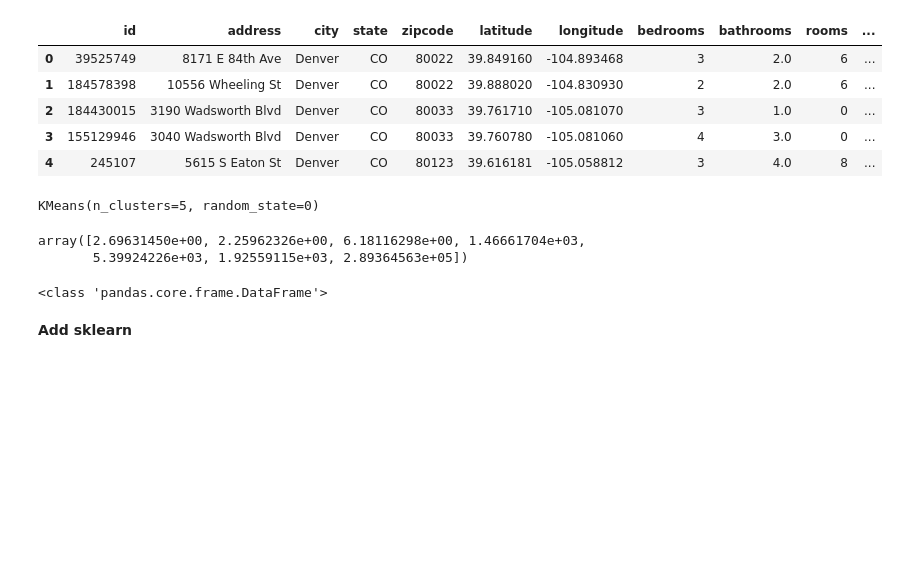
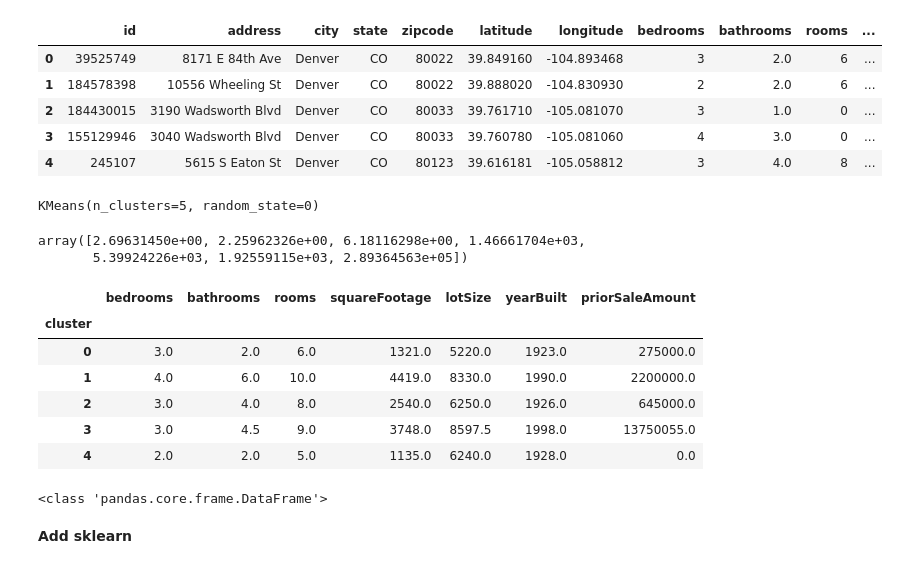
Before and after one commit to alwinruby/pirple_data_mining, a Jupyter notebook: DataMiningFundementals/datamining.ipynb, the cells around one changed output. Drawn from its saved outputs; the diff is of its cells as text; code cells hidden in the pictures; blank space fills up the shorter version.

```diff
--- a/DataMiningFundementals/datamining.ipynb
+++ b/DataMiningFundementals/datamining.ipynb
@@ -77,7 +77,15 @@ kmeans.cluster_centers_[0]
 array([2.69631450e+00, 2.25962326e+00, 6.18116298e+00, 1.46661704e+03,
        5.39924226e+03, 1.92559115e+03, 2.89364563e+05])
 # %%
-#X['cluster'] = labels
+X['cluster'] = labels
 # %%
-#X.groupby('cluster').median()
+X.groupby('cluster').median()
+# %% [output]
+|  | bedrooms | bathrooms | rooms | squareFootage | lotSize | yearBuilt | priorSaleAmount |
+| cluster |  |  |  |  |  |  |  |
+| 0 | 3.0 | 2.0 | 6.0 | 1321.0 | 5220.0 | 1923.0 | 275000.0 |
+| 1 | 4.0 | 6.0 | 10.0 | 4419.0 | 8330.0 | 1990.0 | 2200000.0 |
+| 2 | 3.0 | 4.0 | 8.0 | 2540.0 | 6250.0 | 1926.0 | 645000.0 |
+| 3 | 3.0 | 4.5 | 9.0 | 3748.0 | 8597.5 | 1998.0 | 13750055.0 |
+| 4 | 2.0 | 2.0 | 5.0 | 1135.0 | 6240.0 | 1928.0 | 0.0 |
 # %%
```
Also changed, not shown: parts of 9 cells of this notebook.
